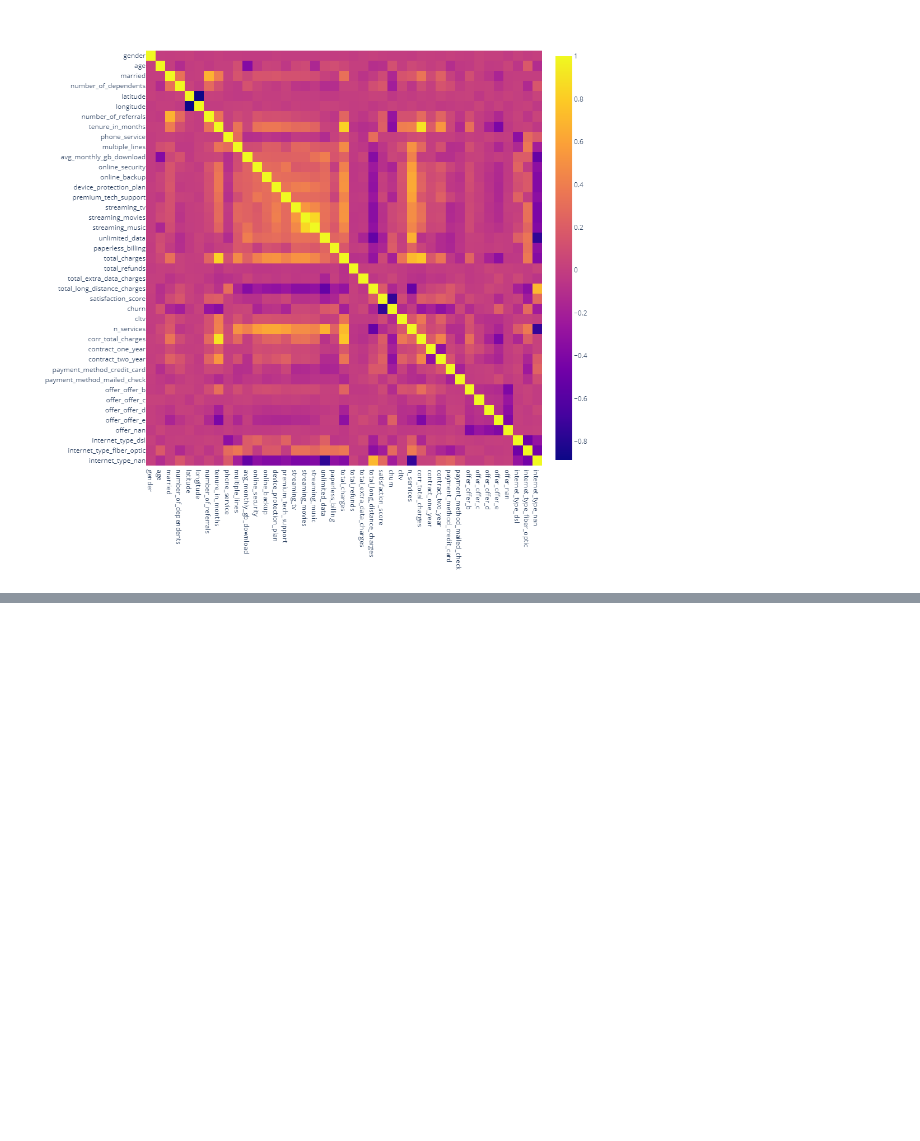
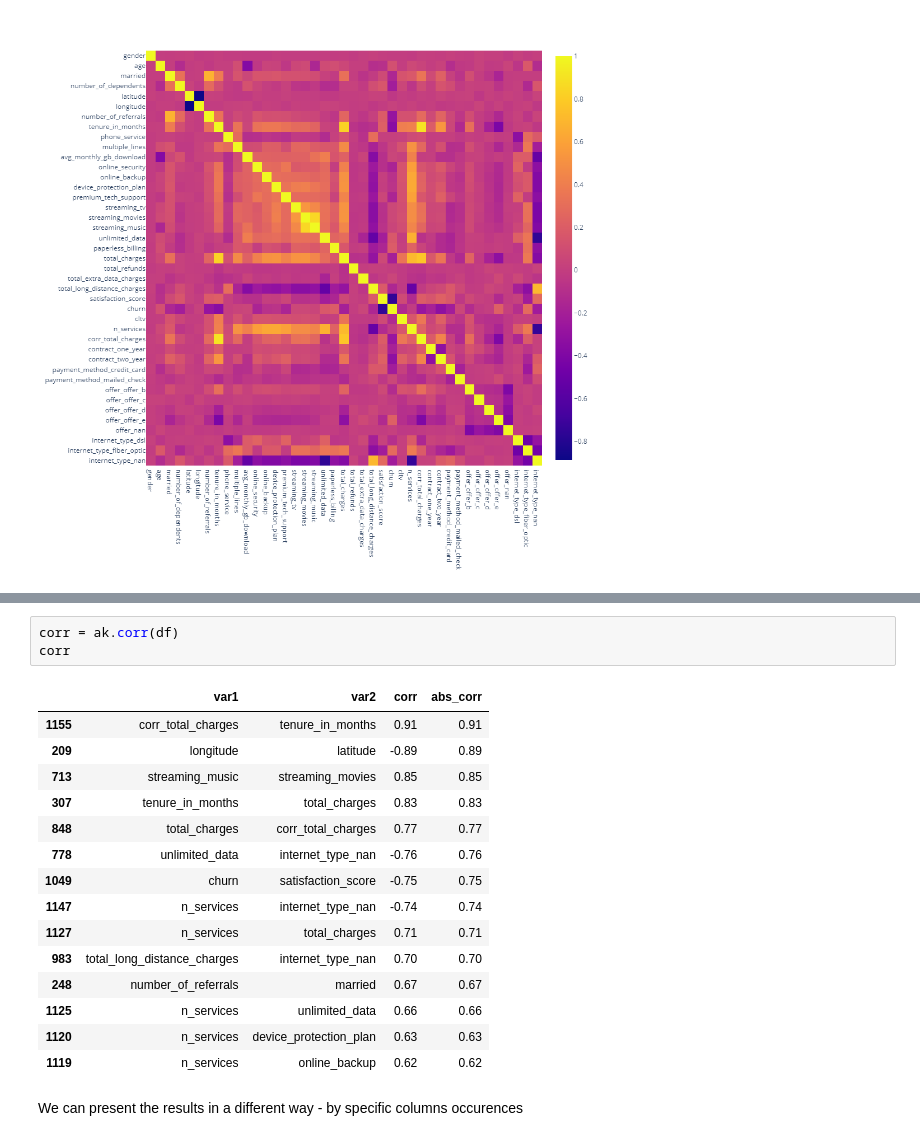
Before and after one commit to stsibikov/Telco_customer_churn, a Jupyter notebook: EDA/EDA.ipynb, the cells around one changed output, grey strips where cells are left out. Cells and saved outputs as stored; diff of their text form; blank space fills up the shorter version.

```diff
--- a/EDA/EDA.ipynb
+++ b/EDA/EDA.ipynb
@@ -621,0 +544,21 @@ test = corr(df)
+# %%
+corr = ak.corr(df)
+corr
+# %% [output]
+|  | var1 | var2 | corr | abs_corr |
+| 1155 | corr_total_charges | tenure_in_months | 0.91 | 0.91 |
+| 209 | longitude | latitude | -0.89 | 0.89 |
+| 713 | streaming_music | streaming_movies | 0.85 | 0.85 |
+| 307 | tenure_in_months | total_charges | 0.83 | 0.83 |
+| 848 | total_charges | corr_total_charges | 0.77 | 0.77 |
+| 778 | unlimited_data | internet_type_nan | -0.76 | 0.76 |
+| 1049 | churn | satisfaction_score | -0.75 | 0.75 |
+| 1147 | n_services | internet_type_nan | -0.74 | 0.74 |
+| 1127 | n_services | total_charges | 0.71 | 0.71 |
+| 983 | total_long_distance_charges | internet_type_nan | 0.70 | 0.70 |
+| 248 | number_of_referrals | married | 0.67 | 0.67 |
+| 1125 | n_services | unlimited_data | 0.66 | 0.66 |
+| 1120 | n_services | device_protection_plan | 0.63 | 0.63 |
+| 1119 | n_services | online_backup | 0.62 | 0.62 |
+# %% [markdown]
+We can present the results in a different way - by specific columns occurences
```
Also changed, not shown: parts of 17 cells of this notebook, 3 other files.
